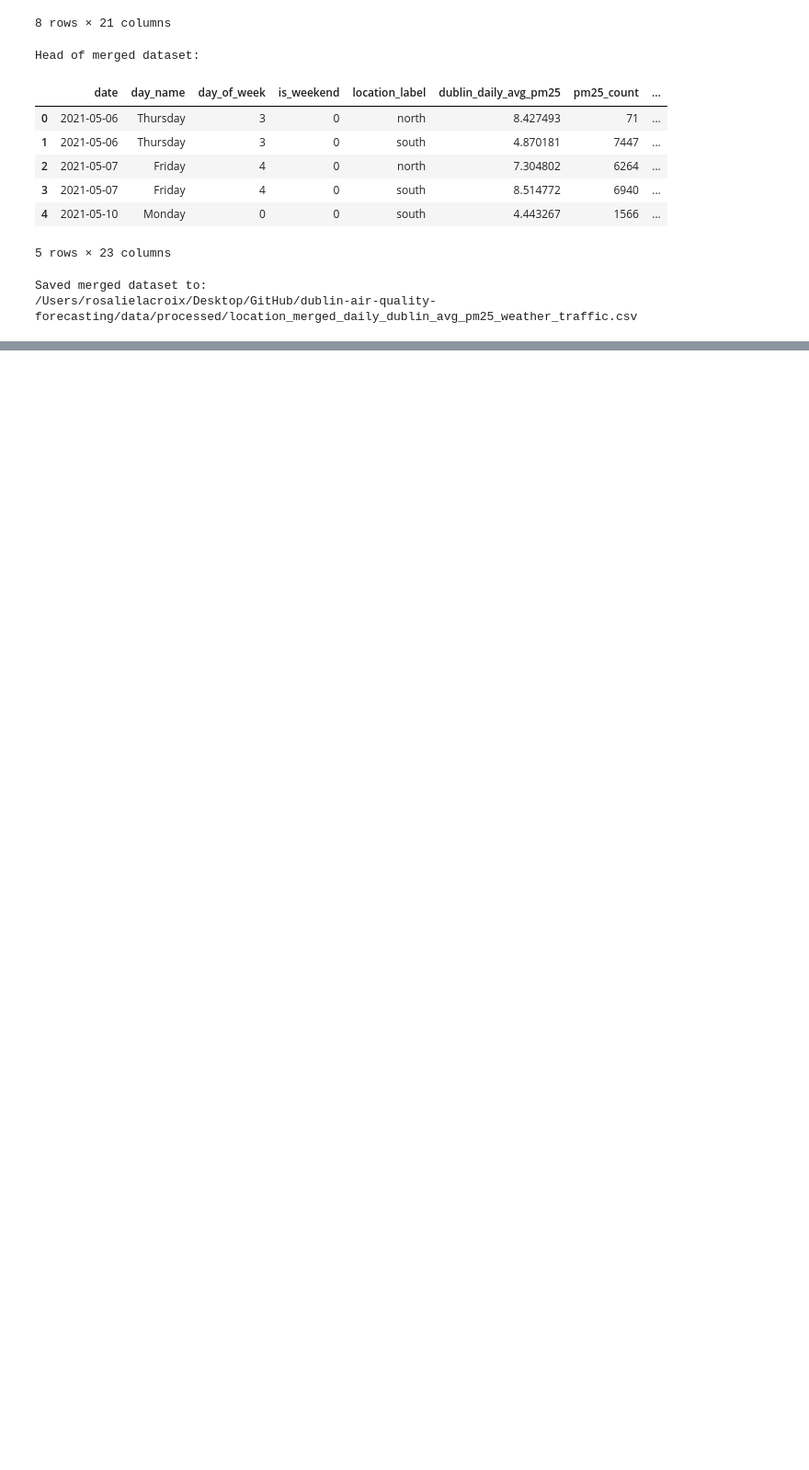
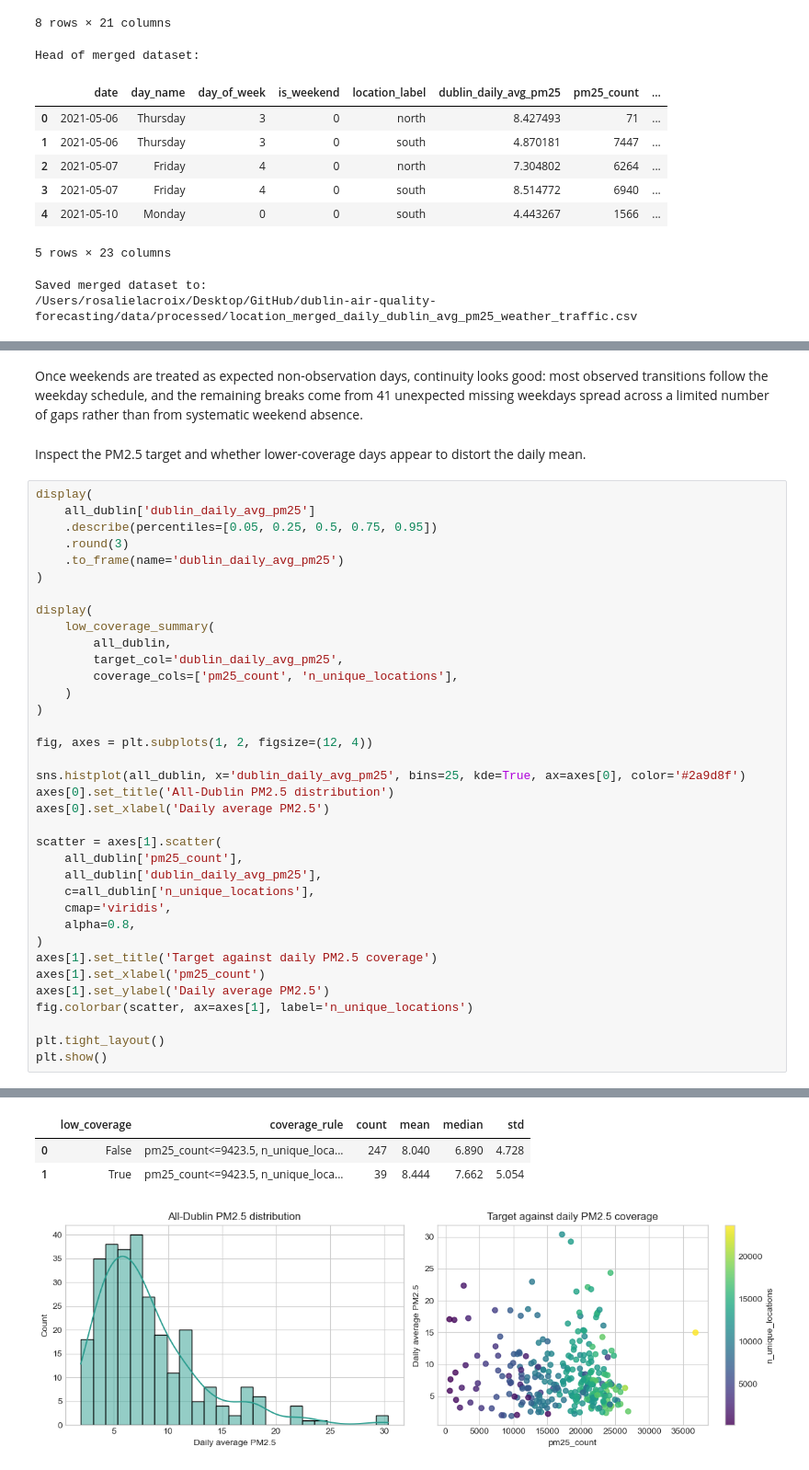
Before and after one commit to jako6f/dublin-air-quality-forecasting, a Jupyter notebook: notebooks/dublin_air_quality_forecasting.ipynb, the cells around one changed output, grey strips where cells are left out. Shown at 92% size. Drawn from its saved outputs; the diff is of its cells as text; blank space fills up the shorter version.

```diff
--- a/notebooks/dublin_air_quality_forecasting.ipynb
+++ b/notebooks/dublin_air_quality_forecasting.ipynb
@@ -1564,0 +1716,41 @@ Saved merged dataset to:
+# %% [markdown]
+Once weekends are treated as expected non-observation days, continuity looks good: most observed transitions follow the weekday schedule, and the remaining breaks come from 41 unexpected missing weekdays spread across a limited number of gaps rather than from systematic weekend absence.
+# %% [markdown]
+Inspect the PM2.5 target and whether lower-coverage days appear to distort the daily mean.
+# %%
+display(
+    all_dublin['dublin_daily_avg_pm25']
+    .describe(percentiles=[0.05, 0.25, 0.5, 0.75, 0.95])
+    .round(3)
+    .to_frame(name='dublin_daily_avg_pm25')
+)
+
+display(
+    low_coverage_summary(
+        all_dublin,
+        target_col='dublin_daily_avg_pm25',
+        coverage_cols=['pm25_count', 'n_unique_locations'],
+    )
+)
+
+fig, axes = plt.subplots(1, 2, figsize=(12, 4))
+
+sns.histplot(all_dublin, x='dublin_daily_avg_pm25', bins=25, kde=True, ax=axes[0], color='#2a9d8f')
+axes[0].set_title('All-Dublin PM2.5 distribution')
+axes[0].set_xlabel('Daily average PM2.5')
+
+scatter = axes[1].scatter(
+    all_dublin['pm25_count'],
+    all_dublin['dublin_daily_avg_pm25'],
+    c=all_dublin['n_unique_locations'],
+    cmap='viridis',
+    alpha=0.8,
+)
+axes[1].set_title('Target against daily PM2.5 coverage')
+axes[1].set_xlabel('pm25_count')
+axes[1].set_ylabel('Daily average PM2.5')
+fig.colorbar(scatter, ax=axes[1], label='n_unique_locations')
+
+plt.tight_layout()
+plt.show()
+# %% [output]
@@ -1564,0 +1768,4 @@ Saved merged dataset to:
+|  | low_coverage | coverage_rule | count | mean | median | std |
+| 0 | False | pm25_count<=9423.5, n_unique_loca... | 247 | 8.040 | 6.890 | 4.728 |
+| 1 | True | pm25_count<=9423.5, n_unique_loca... | 39 | 8.444 | 7.662 | 5.054 |
+[figure, added]
```
Also changed, not shown: parts of 43 cells of this notebook.
